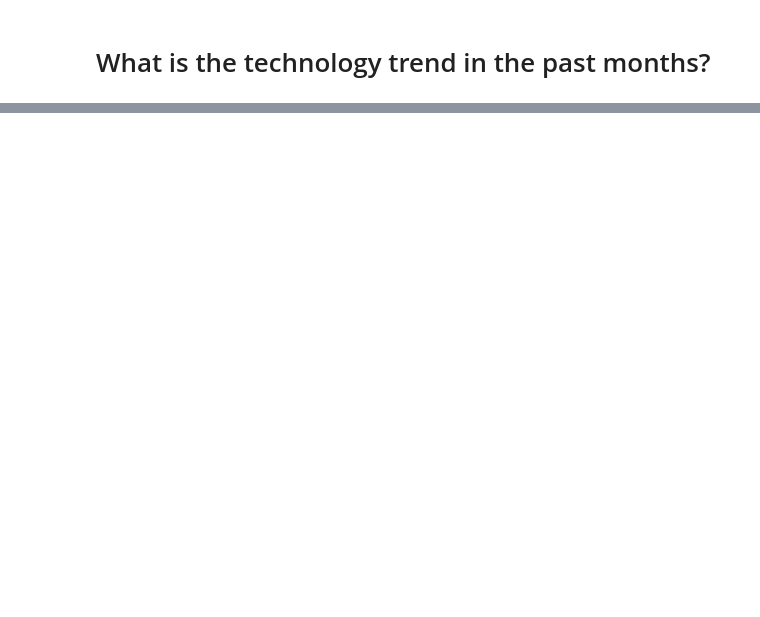
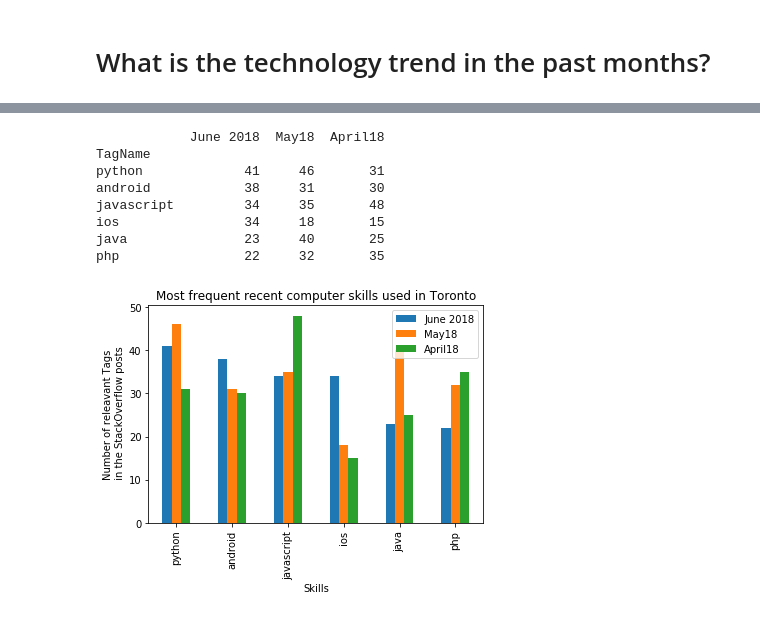
Before and after one commit to SMarjanAlavi/Stack, a Jupyter notebook: StackCity.ipynb, the cells around one changed output, grey strips where cells are left out. Drawn from its saved outputs; the diff is of its cells as text; code cells hidden in the pictures; blank space fills up the shorter version.

```diff
--- a/StackCity.ipynb
+++ b/StackCity.ipynb
@@ -348,0 +155,18 @@ grouped.count()
+# %%
+result = pd.concat([dJune18, dMay18, dApril18], axis=1, join='inner')
+symbols = ['June 2018', 'May18','April18']
+result.columns = symbols
+print(result)
+fig = result.plot.bar(title = 'Most frequent recent computer skills used in Toronto');
+fig.set_xlabel("Skills");
+fig.set_ylabel("Number of releavant Tags\n in the StackOverflow posts");
+# %% [output]
+            June 2018  May18  April18
+TagName
+python             41     46       31
+android            38     31       30
+javascript         34     35       48
+ios                34     18       15
+java               23     40       25
+php                22     32       35
+[figure, added]
```
Also changed, not shown: parts of 30 cells of this notebook, 2 other files.
